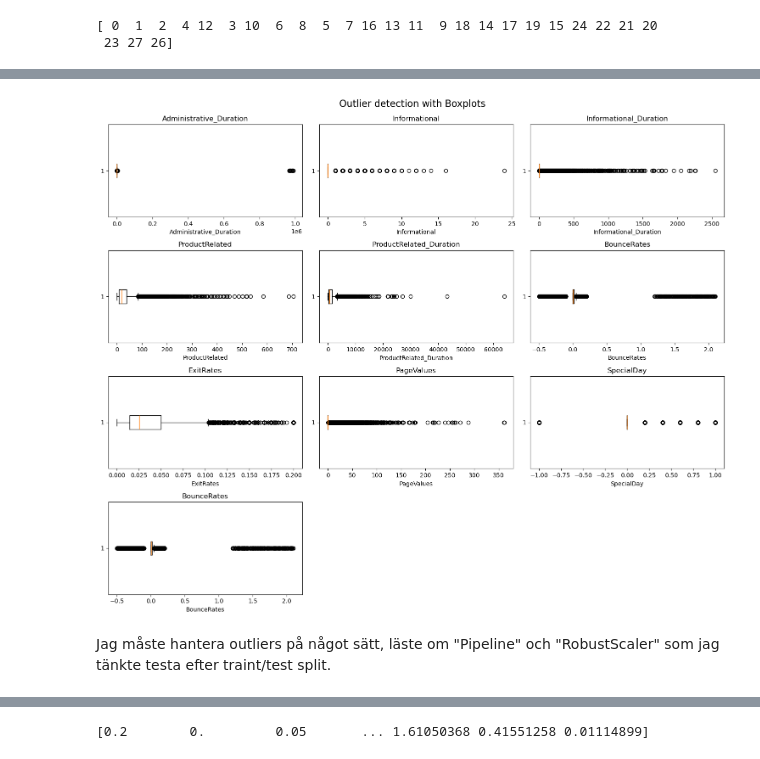
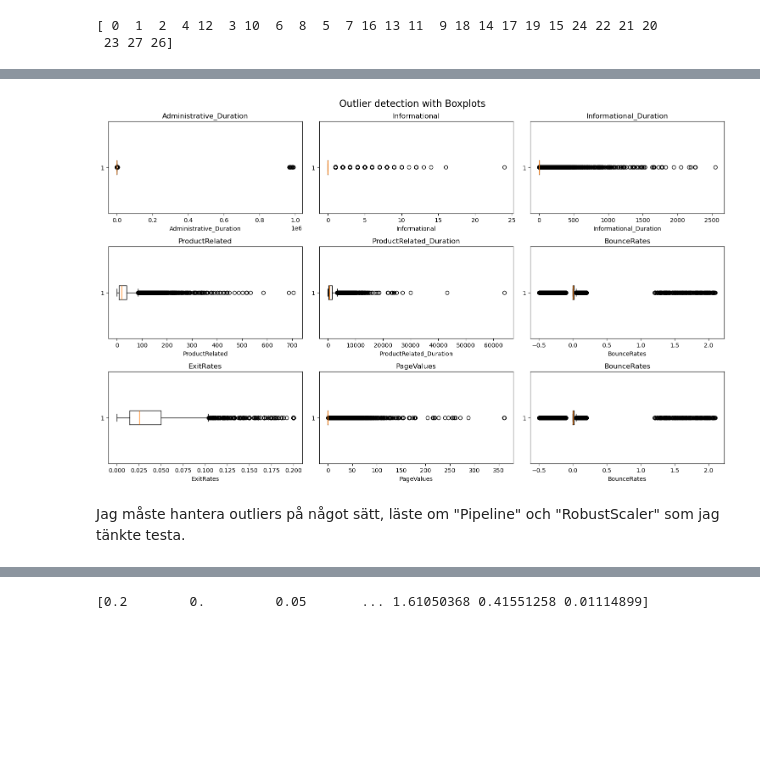
Before and after one commit to Cederlid/machinelearning_exercise, a Jupyter notebook: Laboration/wijdan_cederlid_ml_projekt.ipynb, the cells around one changed output, grey strips where cells are left out. Cells and saved outputs as stored; diff of their text form; code cells hidden in the pictures; blank space fills up the shorter version.

```diff
--- a/Laboration/wijdan_cederlid_ml_projekt.ipynb
+++ b/Laboration/wijdan_cederlid_ml_projekt.ipynb
@@ -186,6 +201,9 @@ df = pd.get_dummies(df, columns=["Revenue"], dtype=int, drop_first=True)
 df = pd.get_dummies(df, columns=["Weekend"], dtype=int, drop_first=True)
 df = pd.get_dummies(df, columns=["VisitorType"], dtype=int, drop_first=True)
 df.rename(columns={"VisitorType_Returning_Visitor": "Returning_Visitor"}, inplace=True)
+df.rename(columns={"Weekend_True": "Weekend"}, inplace=True)
+df.rename(columns={"Revenue_True": "Revenue"}, inplace=True)
+
 
 print(df.info())
 df.isnull().sum()
@@ -264,8 +282,3 @@ print(df["Administrative"].unique())
 # %% [output]
 [ 0  1  2  4 12  3 10  6  8  5  7 16 13 11  9 18 14 17 19 15 24 22 21 20
  23 27 26]
-# %%
-df["SpecialDay"] = df["SpecialDay"].fillna(-1.0).astype(float)
-df["Browser"] = df["Browser"].fillna(-1.0).astype(float)
-df["Region"] = df["Region"].fillna(-1.0).astype(float)
-df.isnull().sum()
@@ -290,29 +285,29 @@ dtype: int64
 # %%
-df = df[[col for col in df.columns if col != "Revenue_True"] + ["Revenue_True"]] # Lägger min target som sista kolumn
+df = df[[col for col in df.columns if col != "Revenue"] + ["Revenue"]] # Lägger min target som sista kolumn
 # %%
 #Försöka visulaiser outliers
 columns = [
     "Administrative_Duration", "Informational", "Informational_Duration", "ProductRelated", "ProductRelated_Duration",
-    "BounceRates", "ExitRates", "PageValues", "SpecialDay", "BounceRates"
+    "BounceRates", "ExitRates", "PageValues", "BounceRates"
 ]
 n_cols = 3
 n_rows = (len(columns) + n_cols - 1) // n_cols
 
 plt.figure(figsize=(n_cols * 5, n_rows * 3))
 
 for i, col in enumerate(columns):
     plt.subplot(n_rows, n_cols, i + 1)
     plt.boxplot(df[col], vert=False)
     plt.title(col)
     plt.xlabel(col)
 
 plt.tight_layout()
 plt.suptitle("Outlier detection with Boxplots", fontsize=16, y=1.02)
 plt.show()
 # %% [output]
-[figure, old version]
+[figure, new version]
 # %% [markdown]
-Jag måste hantera outliers på något sätt, läste om "Pipeline" och "RobustScaler" som jag tänkte testa efter traint/test split.
+Jag måste hantera outliers på något sätt, läste om "Pipeline" och "RobustScaler" som jag tänkte testa.
 # %%
 df[df["BounceRates"] < 0]
 # %% [output]
```
Also changed, not shown: parts of 25 cells of this notebook.
